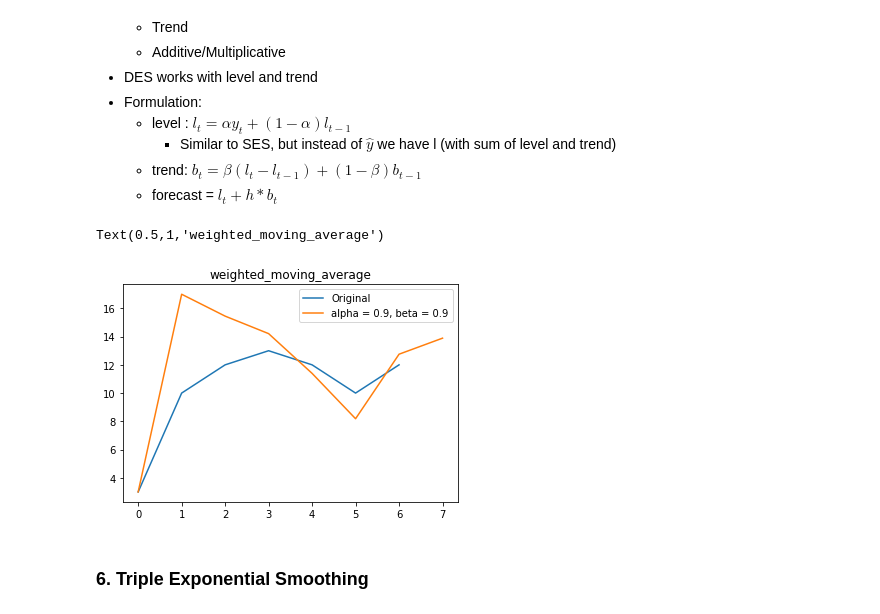
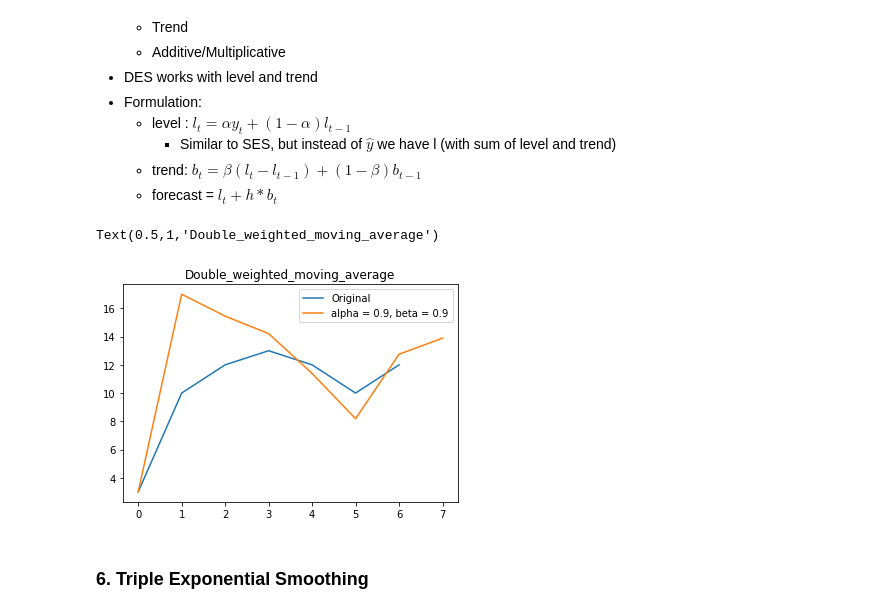
Before and after one commit to arsenallover/time-series, a Jupyter notebook: models/HoltWinters_ExpSmoothing_Scratch.ipynb, the cells around one changed output. Drawn from its saved outputs; the diff is of its cells as text; code cells hidden in the pictures.

```diff
--- a/models/HoltWinters_ExpSmoothing_Scratch.ipynb
+++ b/models/HoltWinters_ExpSmoothing_Scratch.ipynb
@@ -216,31 +216,31 @@ Text(0.5,1,'single_weighted_moving_average')
 # %%
 y = [3,10,12,13,12,10,12]
 n = len(y)
 
 # given a series and alpha, return series of smoothed points
 def double_exponential_smoothing(series, alpha, beta):
     result = [series[0]]
     for n in range(1, len(series)+1):
         if n == 1:
             level, trend = series[0], series[1] - series[0]
         if n >= len(series): # we are forecasting
           value = result[-1]
         else:
           value = series[n]
         last_level, level = level, alpha*value + (1-alpha)*(level+trend)
         trend = beta*(level-last_level) + (1-beta)*trend
         result.append(level+trend)
     return result
 
 forecast_09_09 = double_exponential_smoothing(y, alpha = 0.9, beta = 0.9)
 
 plt.plot(series, label = 'Original')
 plt.plot(forecast_09_09, label = 'alpha = 0.9, beta = 0.9')
 plt.legend()
-plt.title('weighted_moving_average')
+plt.title('Double_weighted_moving_average')
 # %% [output]
-Text(0.5,1,'weighted_moving_average')
+Text(0.5,1,'Double_weighted_moving_average')
-[figure, old version]
+[figure, new version]
 # %% [markdown]
 ### 6. Triple Exponential Smoothing
 # %%
```
Also changed, not shown: parts of 2 cells of this notebook, 9 other files.
